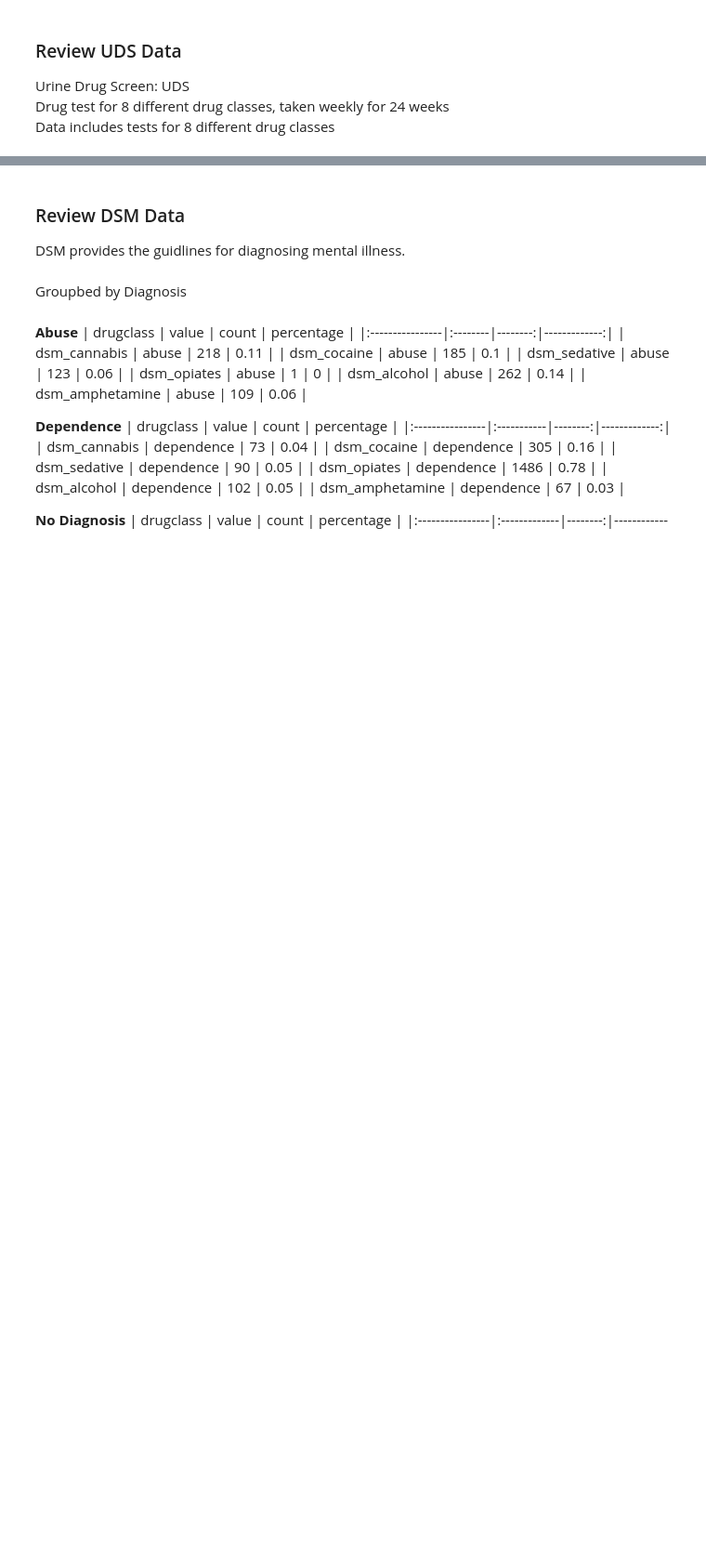
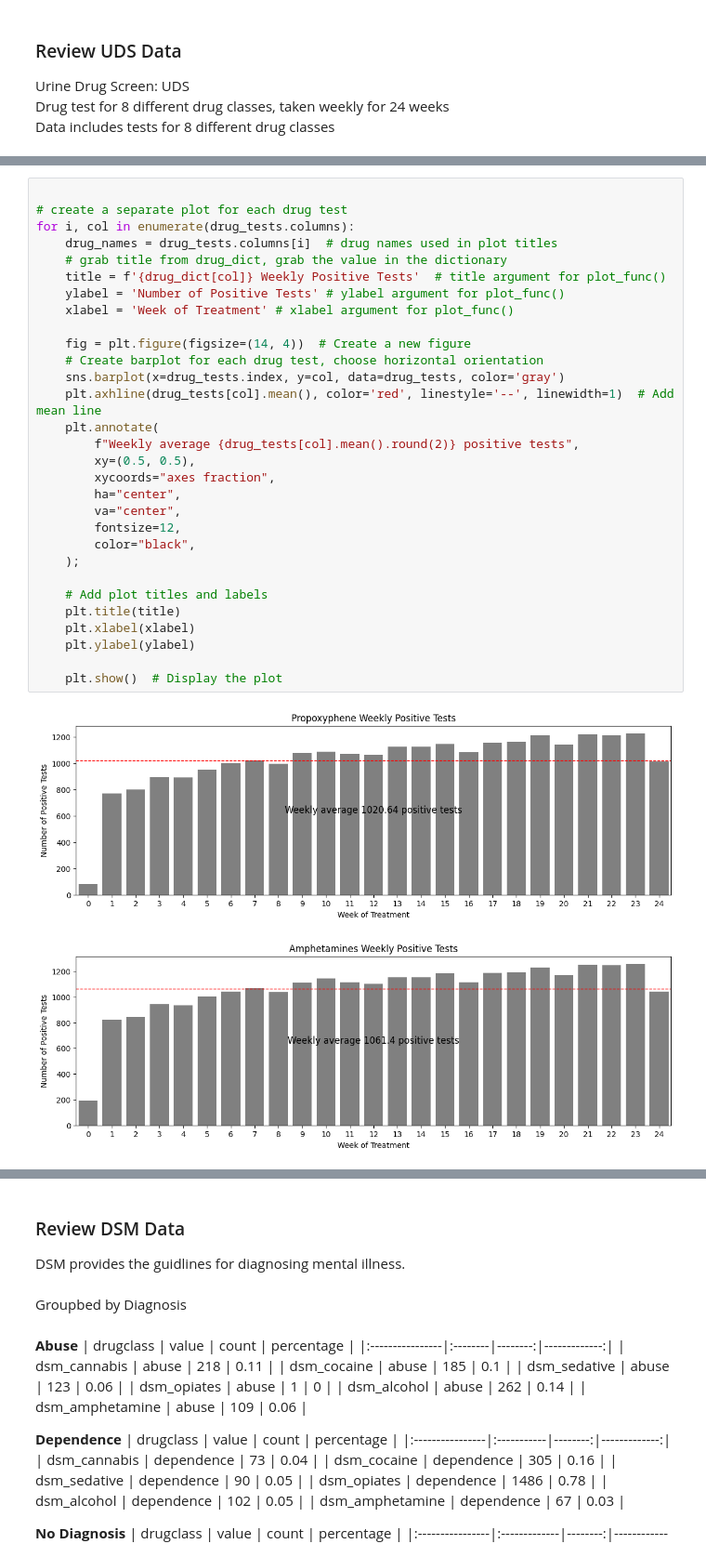
Before and after one commit to DanHerman212/precision_medicine, a Jupyter notebook: code/2_exploratory_analysis.ipynb, the cells around one changed output, grey strips where cells are left out. Shown at 93% size. Saved outputs shown, nothing was run; the diff lists cells and outputs as text; blank space fills up the shorter version.

```diff
--- a/code/2_exploratory_analysis.ipynb
+++ b/code/2_exploratory_analysis.ipynb
@@ -231,0 +193,33 @@ opi (25, 1)
+# %%
+
+# create a separate plot for each drug test
+for i, col in enumerate(drug_tests.columns):
+	drug_names = drug_tests.columns[i]  # drug names used in plot titles
+	# grab title from drug_dict, grab the value in the dictionary
+	title = f'{drug_dict[col]} Weekly Positive Tests'  # title argument for plot_func()
+	ylabel = 'Number of Positive Tests' # ylabel argument for plot_func()
+	xlabel = 'Week of Treatment' # xlabel argument for plot_func()
+
+	fig = plt.figure(figsize=(14, 4))  # Create a new figure
+	# Create barplot for each drug test, choose horizontal orientation
+	sns.barplot(x=drug_tests.index, y=col, data=drug_tests, color='gray')
+	plt.axhline(drug_tests[col].mean(), color='red', linestyle='--', linewidth=1)  # Add mean line
+	plt.annotate(
+		f"Weekly average {drug_tests[col].mean().round(2)} positive tests",
+		xy=(0.5, 0.5),
+		xycoords="axes fraction",
+		ha="center",
+		va="center",
+		fontsize=12,
+		color="black",
+	);
+
+	# Add plot titles and labels
+	plt.title(title)
+	plt.xlabel(xlabel)
+	plt.ylabel(ylabel)
+
+	plt.show()  # Display the plot
+# %% [output]
+[figure, added]
+[figure, added]
```
Also changed, not shown: parts of 5 cells of this notebook, 2 other files.
